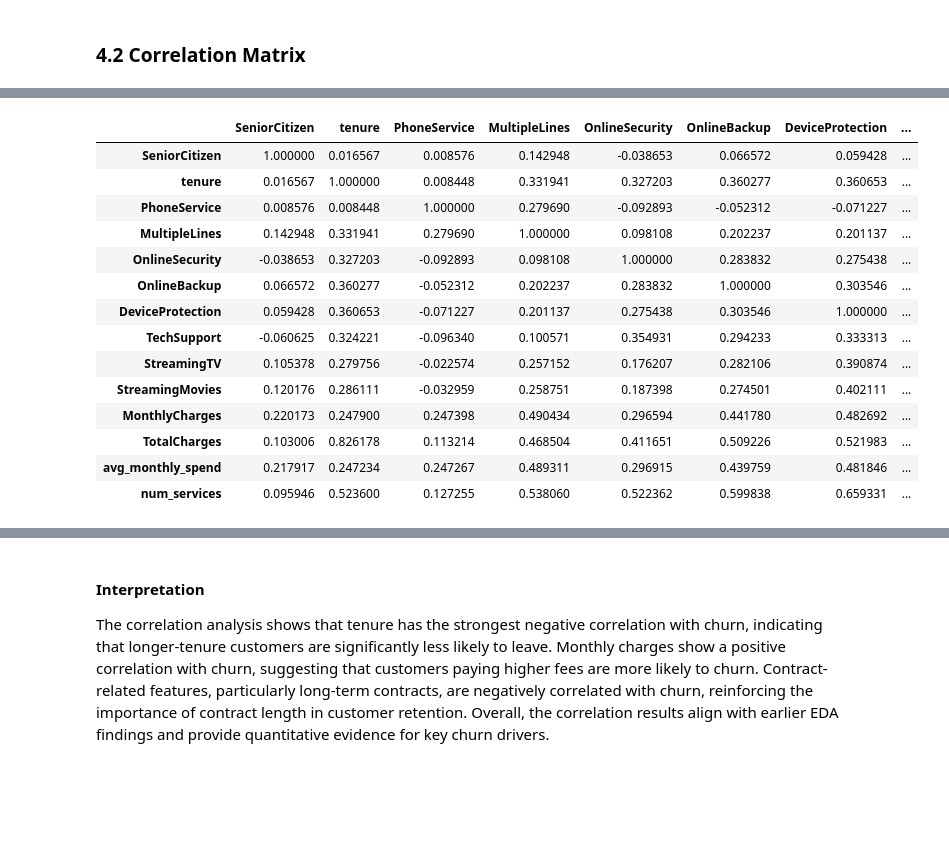
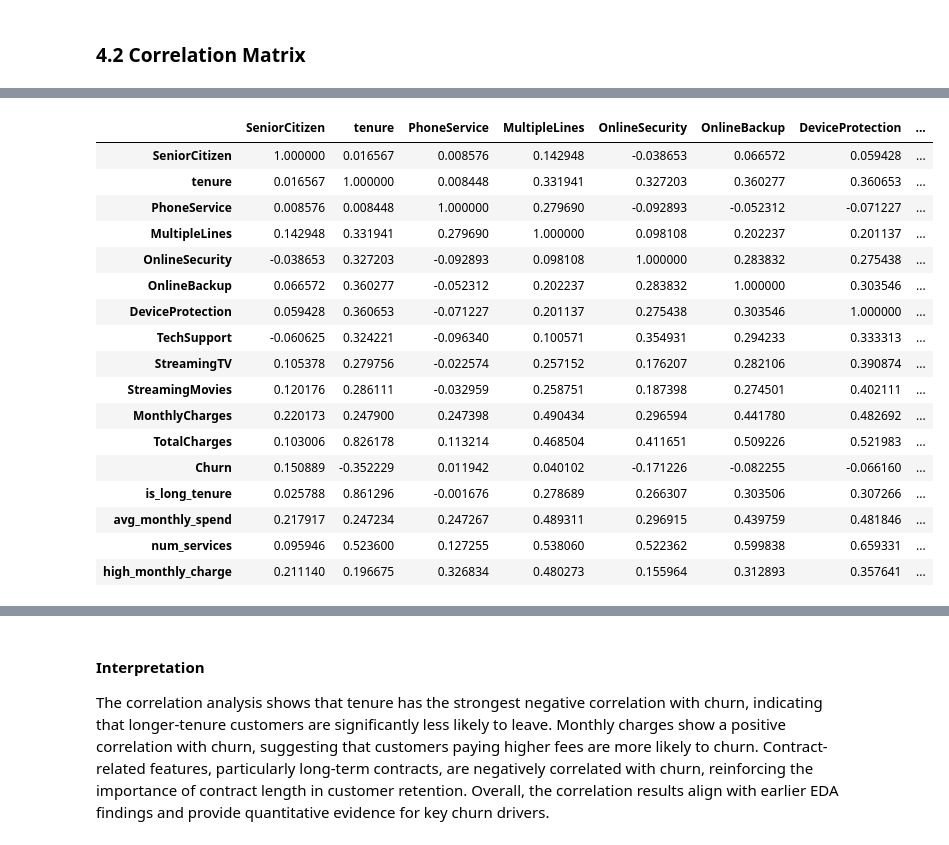
Before and after one commit to DebbyAsh/Telco-Churn-Case-Study, a Jupyter notebook: Telco Churn Analysis.ipynb, the cells around one changed output, grey strips where cells are left out. Drawn from its saved outputs; the diff is of its cells as text; code cells hidden in the pictures; blank space fills up the shorter version.

```diff
--- a/Telco Churn Analysis.ipynb
+++ b/Telco Churn Analysis.ipynb
@@ -41,7 +42,7 @@ from sklearn.metrics import precision_recall_curve
 ### 2.1 Loading and Exploration of Churn Dataset
 # %%
 #load the dataset
-churn_df = pd.read_csv('churn.csv')
+churn_df = pd.read_excel('churn.xlsx')
 
 #Explore the content of the dataset to help identify the relevant indicators
 churn_df.head(5)
@@ -558,25 +596,29 @@ churn_df.shape
 # %%
+# correlation matrix
 final_df = churn_df
-df_corr = final_df.select_dtypes(include=['int64', 'float64'])
+df_corr = final_df.select_dtypes(include=['int64','int32', 'float64'])
 
 corr_matrix = df_corr.corr()
 corr_matrix
 # %% [output]
 |  | SeniorCitizen | tenure | PhoneService | MultipleLines | OnlineSecurity | OnlineBackup | DeviceProtection | ... |
 | SeniorCitizen | 1.000000 | 0.016567 | 0.008576 | 0.142948 | -0.038653 | 0.066572 | 0.059428 | ... |
 | tenure | 0.016567 | 1.000000 | 0.008448 | 0.331941 | 0.327203 | 0.360277 | 0.360653 | ... |
 | PhoneService | 0.008576 | 0.008448 | 1.000000 | 0.279690 | -0.092893 | -0.052312 | -0.071227 | ... |
 | MultipleLines | 0.142948 | 0.331941 | 0.279690 | 1.000000 | 0.098108 | 0.202237 | 0.201137 | ... |
 | OnlineSecurity | -0.038653 | 0.327203 | -0.092893 | 0.098108 | 1.000000 | 0.283832 | 0.275438 | ... |
 | OnlineBackup | 0.066572 | 0.360277 | -0.052312 | 0.202237 | 0.283832 | 1.000000 | 0.303546 | ... |
 | DeviceProtection | 0.059428 | 0.360653 | -0.071227 | 0.201137 | 0.275438 | 0.303546 | 1.000000 | ... |
 | TechSupport | -0.060625 | 0.324221 | -0.096340 | 0.100571 | 0.354931 | 0.294233 | 0.333313 | ... |
 | StreamingTV | 0.105378 | 0.279756 | -0.022574 | 0.257152 | 0.176207 | 0.282106 | 0.390874 | ... |
 | StreamingMovies | 0.120176 | 0.286111 | -0.032959 | 0.258751 | 0.187398 | 0.274501 | 0.402111 | ... |
 | MonthlyCharges | 0.220173 | 0.247900 | 0.247398 | 0.490434 | 0.296594 | 0.441780 | 0.482692 | ... |
 | TotalCharges | 0.103006 | 0.826178 | 0.113214 | 0.468504 | 0.411651 | 0.509226 | 0.521983 | ... |
+| Churn | 0.150889 | -0.352229 | 0.011942 | 0.040102 | -0.171226 | -0.082255 | -0.066160 | ... |
+| is_long_tenure | 0.025788 | 0.861296 | -0.001676 | 0.278689 | 0.266307 | 0.303506 | 0.307266 | ... |
 | avg_monthly_spend | 0.217917 | 0.247234 | 0.247267 | 0.489311 | 0.296915 | 0.439759 | 0.481846 | ... |
 | num_services | 0.095946 | 0.523600 | 0.127255 | 0.538060 | 0.522362 | 0.599838 | 0.659331 | ... |
+| high_monthly_charge | 0.211140 | 0.196675 | 0.326834 | 0.480273 | 0.155964 | 0.312893 | 0.357641 | ... |
 # %%
 plt.figure(figsize=(12,10))
 sns.heatmap(corr_matrix,annot= True, cmap='coolwarm', center=0, linewidths=0.5)
```
Also changed, not shown: parts of 10 cells of this notebook.
